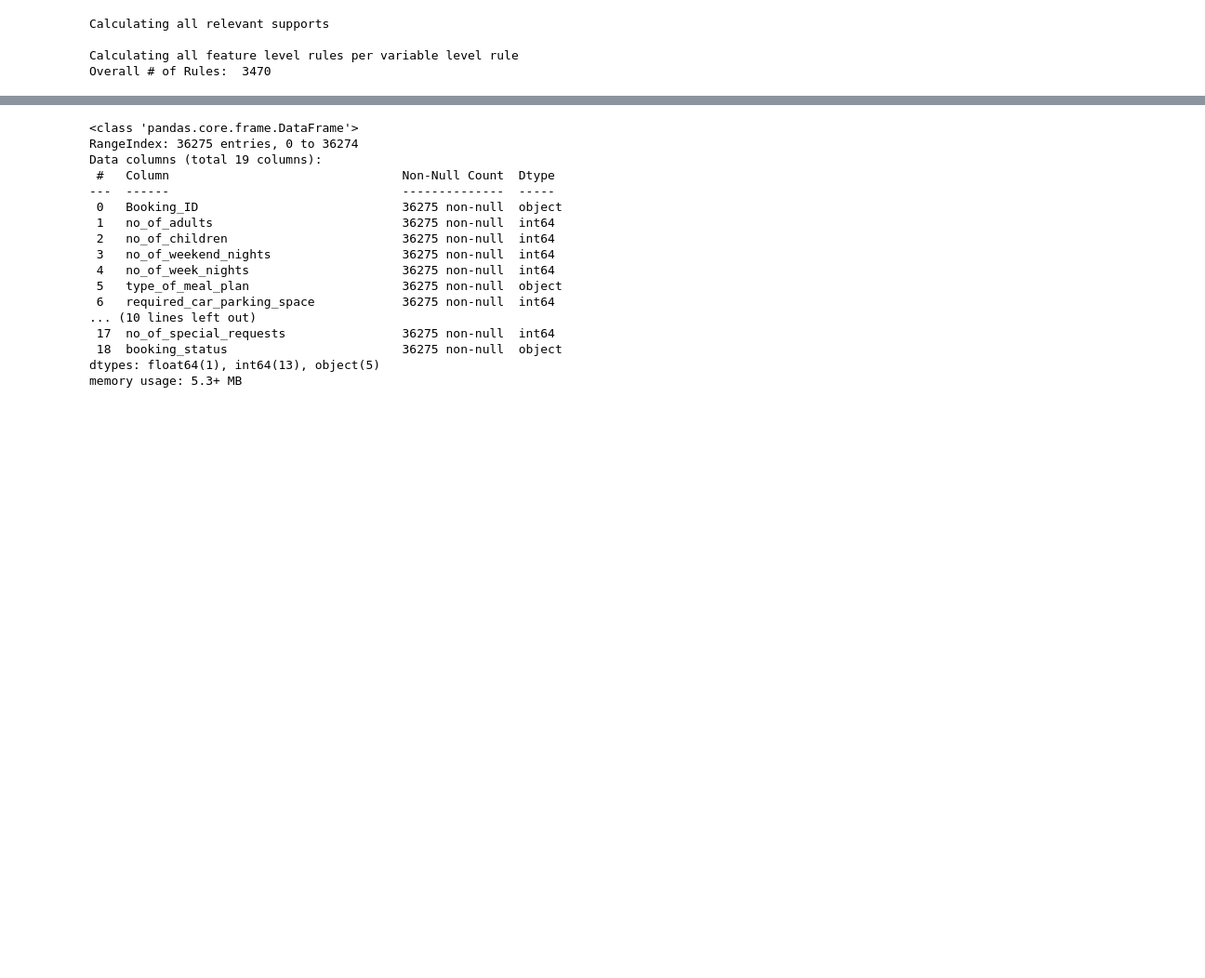
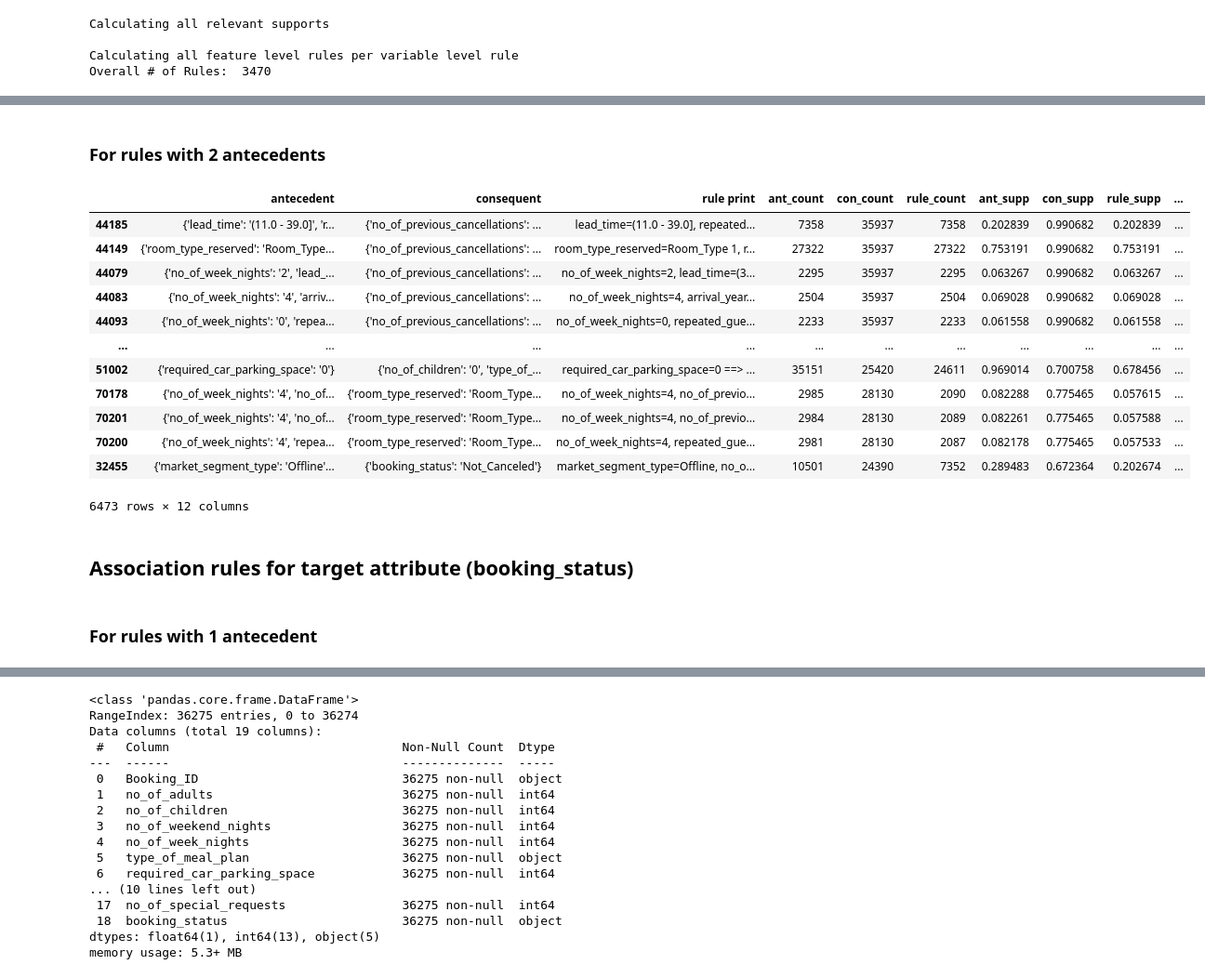
Before and after one commit to Ca3zsar/DM-Tasks, a Jupyter notebook: DM_Task2.ipynb, the cells around one changed output, grey strips where cells are left out. Shown at 93% size. Drawn from its saved outputs; the diff is of its cells as text; code cells hidden in the pictures; blank space fills up the shorter version.

```diff
--- a/DM_Task2.ipynb
+++ b/DM_Task2.ipynb
@@ -50,2 +59,24 @@ rules_2[rules_2['confidence'] > 0.5]
+# %% [markdown]
+### For rules with 2 antecedents
+# %%
+rules_3[rules_3['confidence'] > 0.7][rules_3['rule_supp'] > 0.05].sort_values(by='confidence', ascending=False)
+# %% [output]
+|  | antecedent | consequent | rule print | ant_count | con_count | rule_count | ant_supp | con_supp | rule_supp | ... |
+| 44185 | {'lead_time': '(11.0 - 39.0]', 'r... | {'no_of_previous_cancellations': ... | lead_time=(11.0 - 39.0], repeated... | 7358 | 35937 | 7358 | 0.202839 | 0.990682 | 0.202839 | ... |
+| 44149 | {'room_type_reserved': 'Room_Type... | {'no_of_previous_cancellations': ... | room_type_reserved=Room_Type 1, r... | 27322 | 35937 | 27322 | 0.753191 | 0.990682 | 0.753191 | ... |
+| 44079 | {'no_of_week_nights': '2', 'lead_... | {'no_of_previous_cancellations': ... | no_of_week_nights=2, lead_time=(3... | 2295 | 35937 | 2295 | 0.063267 | 0.990682 | 0.063267 | ... |
+| 44083 | {'no_of_week_nights': '4', 'arriv... | {'no_of_previous_cancellations': ... | no_of_week_nights=4, arrival_year... | 2504 | 35937 | 2504 | 0.069028 | 0.990682 | 0.069028 | ... |
+| 44093 | {'no_of_week_nights': '0', 'repea... | {'no_of_previous_cancellations': ... | no_of_week_nights=0, repeated_gue... | 2233 | 35937 | 2233 | 0.061558 | 0.990682 | 0.061558 | ... |
+| ... | ... | ... | ... | ... | ... | ... | ... | ... | ... | ... |
+| 51002 | {'required_car_parking_space': '0'} | {'no_of_children': '0', 'type_of_... | required_car_parking_space=0 ==> ... | 35151 | 25420 | 24611 | 0.969014 | 0.700758 | 0.678456 | ... |
+| 70178 | {'no_of_week_nights': '4', 'no_of... | {'room_type_reserved': 'Room_Type... | no_of_week_nights=4, no_of_previo... | 2985 | 28130 | 2090 | 0.082288 | 0.775465 | 0.057615 | ... |
+| 70201 | {'no_of_week_nights': '4', 'no_of... | {'room_type_reserved': 'Room_Type... | no_of_week_nights=4, no_of_previo... | 2984 | 28130 | 2089 | 0.082261 | 0.775465 | 0.057588 | ... |
+| 70200 | {'no_of_week_nights': '4', 'repea... | {'room_type_reserved': 'Room_Type... | no_of_week_nights=4, repeated_gue... | 2981 | 28130 | 2087 | 0.082178 | 0.775465 | 0.057533 | ... |
+| 32455 | {'market_segment_type': 'Offline'... | {'booking_status': 'Not_Canceled'} | market_segment_type=Offline, no_o... | 10501 | 24390 | 7352 | 0.289483 | 0.672364 | 0.202674 | ... |
+6473 rows × 12 columns
+# %% [markdown]
+## Association rules for target attribute (booking_status)
+# %% [markdown]
+### For rules with 1 antecedent
 # %%
 pd.options.display.max_colwidth = 100
```
Also changed, not shown: parts of 12 cells of this notebook.
